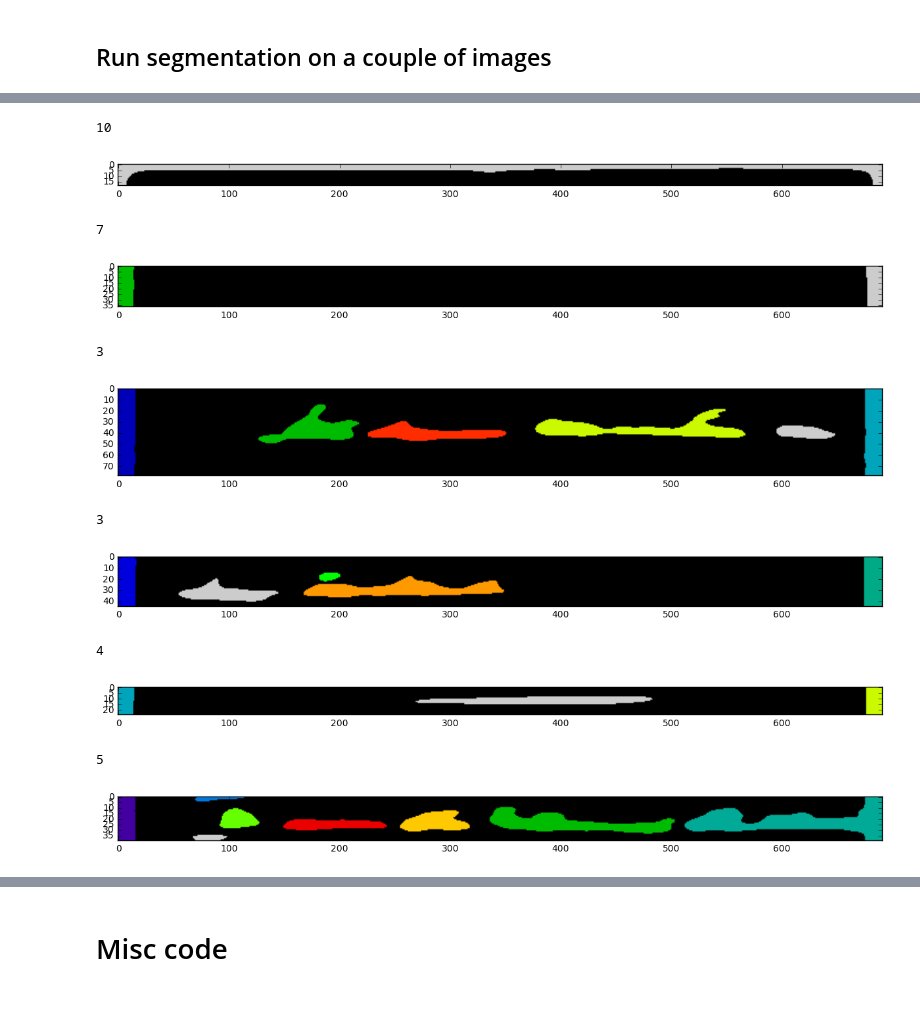
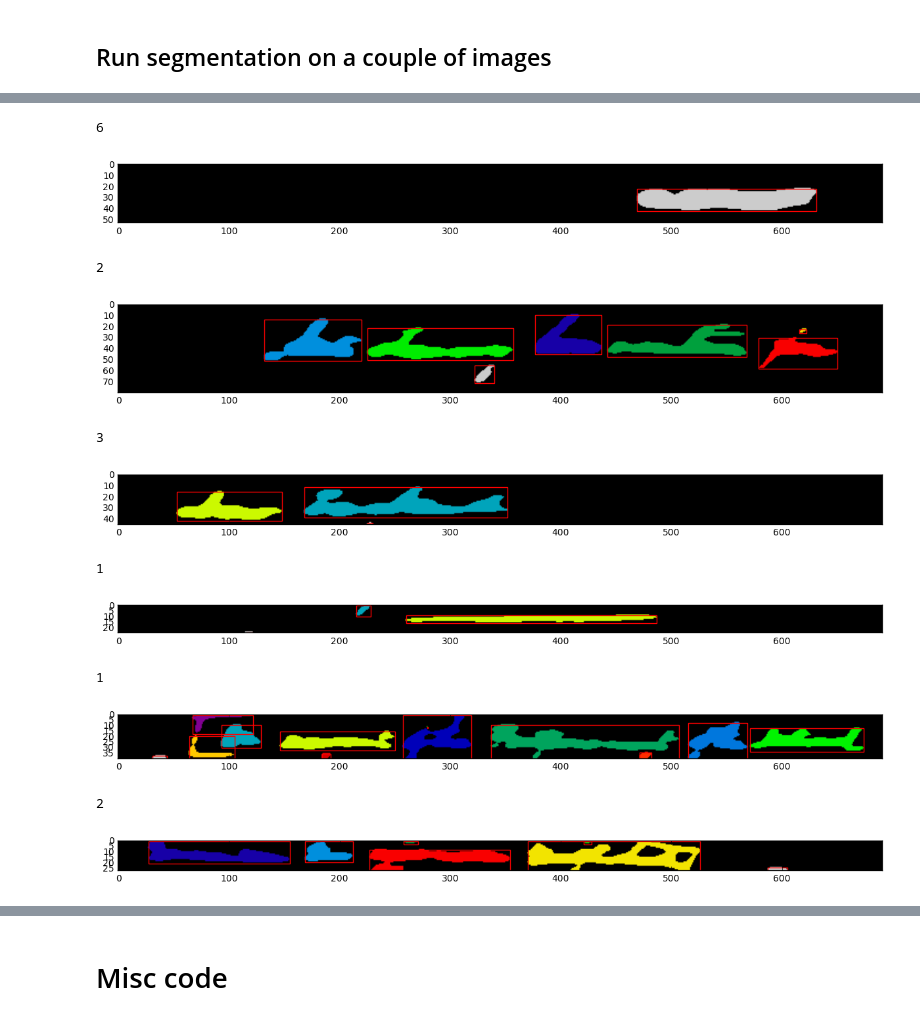
Before and after one commit to danhan52/text_segmentation, a Jupyter notebook: test_segmentation.ipynb, the cells around one changed output, grey strips where cells are left out. Saved outputs shown, nothing was run; the diff lists cells and outputs as text; code cells hidden in the pictures.

Commit message:
Still working on scale-space word segmentation, added simple character segmentation

```diff
--- a/test_segmentation.ipynb
+++ b/test_segmentation.ipynb
@@ -173,68 +270,59 @@ def saveSegments(img, lb, wb, fname, folder = "./", ftype = ".png"):
 # %%
-# some parameters for testing
-plotIt1=False
-plotIt2=False
-plotIt3=True
-fname = "images/easy1.jpg"
-outFname = "easy1"
-
-# read in and do all pre-processing
-let, grey = readImg(fname, plotIt=plotIt1)
-let, grey = removeEdges(let, grey, rmThresh=0)
-# grey = whitenEdgesProject(grey)
-greyBi = binarizeImg(grey, biThresh="otsu", plotIt=plotIt1)
-greySm = smoothImg(grey, smoothSigma=5.0, plotIt=plotIt1)
-greyBiSm = smoothImg(greyBi, smoothSigma=5.0, plotIt=plotIt1)
-
-
-# get linebreaks
-lb = projBreaks(greyBiSm, "y")
-# plotBoxes(let, lb)
-
-# get wordbreaks
-nu = 4
-sigYs = np.arange(1, 8, 0.3)
-sigXs = sigYs * nu
-
+from scipy.ndimage.filters import gaussian_filter1d as gf1
+from scipy.ndimage.filters import gaussian_filter as gf
 wbScale = []
 for i in range(len(lb)-1):
-    #i = 3
-    chunk = grey[lb[i]:lb[i+1],]
+#     i = 3
+    chunk = greyBi[lb[i]:lb[i+1],]
     if chunk.shape[0] <= 1:
         continue
     extents = []
     count = 0
     for j in range(len(sigYs)):
-        filt = ndimage.filters.gaussian_filter(input=chunk, sigma=(sigYs[j],sigXs[j]))
-        if count < 3:
+        filt = gf(input=chunk, sigma=(sigYs[j],sigXs[j]), order=0)
+        if count < 2:
             th = filters.threshold_otsu(filt)
             count += 1
         binfilt = binarizeImg(filt, th)
     #     plotBoxes(binfilt, lb=[], wb=wbScale, cmap="gray")
         extents.append(np.sum(binfilt))
     j = np.argmin(extents)
     print(j)
-    j = 4
+    #     j = 4
     filt = ndimage.filters.gaussian_filter(input=chunk, sigma=(sigYs[j],sigXs[j]))
-    binfilt = binarizeImg(filt, "otsu")
-    # plotBoxes(binfilt, lb=[], wb=wbScale, cmap="gray")
+    binfilt = binarizeImg(filt, th)
+    #     plotBoxes(binfilt, lb=[], wb=wbScale, cmap="gray")
 
     # find pieces
     binfilt2 = 1 - binfilt
     labels, nrObj = ndimage.label(binfilt2)
-    plt.imshow(labels, cmap='spectral')
+#     plt.imshow(labels, cmap='spectral')
+#     plt.show()
+    osli = ndimage.find_objects(labels)
+    rec = []
+    sh = np.max(labels.shape)
+    for sl in osli:
+        sl0 = sl[0].indices(sh)
+        sl1 = sl[1].indices(sh)
+        sl2 = np.subtract(sl1, sl0)
+        rec.append([[sl1[0], sl0[0]], sl1[1]-sl1[0], sl0[1]-sl0[0]])
+    fit,ax = plt.subplots(1)
+    ax.imshow(labels, cmap='spectral')
+    for i in range(len(rec)):
+        rect = mpl.patches.Rectangle(rec[i][0], rec[i][1], rec[i][2], linewidth=1, edgecolor="r", facecolor="none")
+        ax.add_patch(rect)
     plt.show()
 # https://docs.scipy.org/doc/scipy-0.16.0/reference/generated/scipy.ndimage.measurements.label.html
 # %% [output]
-10
+6
-[figure, old version]
+[figure, new version]
-7
+2
-[figure, old version]
+[figure, new version]
 3
-[figure, old version]
+[figure, new version]
-3
+1
-[figure, old version]
+[figure, new version]
-4
+1
-[figure, old version]
+[figure, new version]
-5
+2
-[figure, old version]
+[figure, new version]
```
Also changed, not shown: parts of 7 cells of this notebook.
